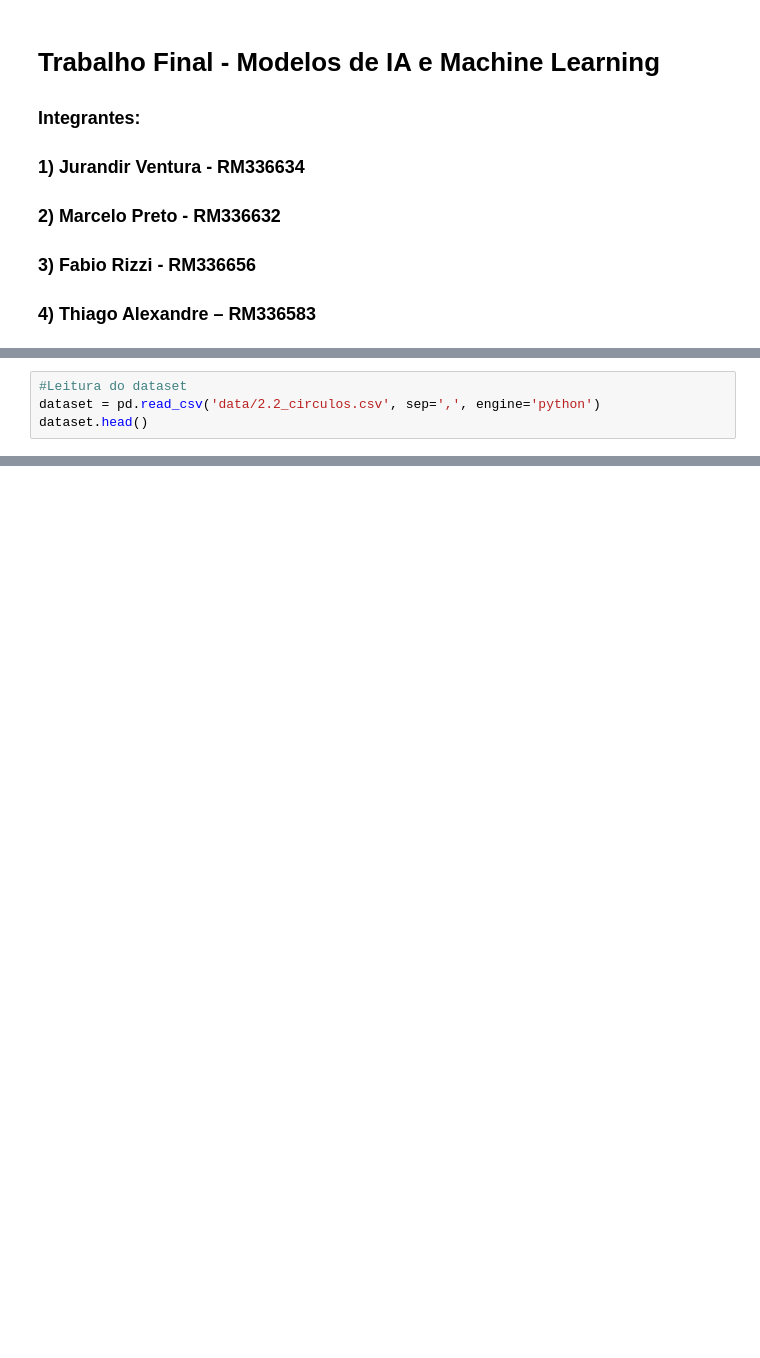
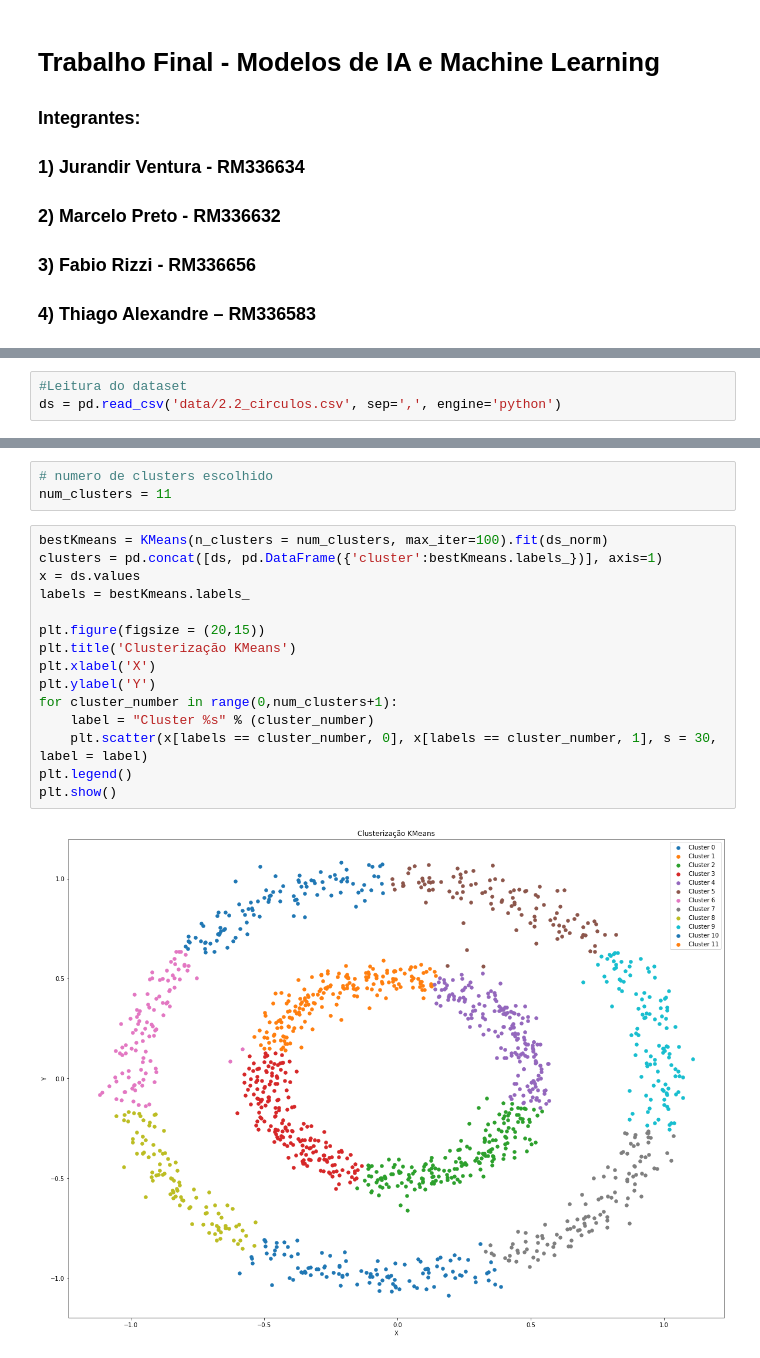
Before and after one commit to JV-cloud/modelos_de_ia_e_ml, a Jupyter notebook: 2.2.ipynb, the cells around one changed output, grey strips where cells are left out. Saved outputs shown, nothing was run; the diff lists cells and outputs as text; blank space fills up the shorter version.

```diff
--- a/2.2.ipynb
+++ b/2.2.ipynb
@@ -22,4 +38,3 @@ import pandas as pd
 # %%
 #Leitura do dataset
-dataset = pd.read_csv('data/2.2_circulos.csv', sep=',', engine='python')
-dataset.head()
+ds = pd.read_csv('data/2.2_circulos.csv', sep=',', engine='python')
@@ -32,0 +101,20 @@ dataset.head()
+# %%
+# numero de clusters escolhido
+num_clusters = 11
+# %%
+bestKmeans = KMeans(n_clusters = num_clusters, max_iter=100).fit(ds_norm)
+clusters = pd.concat([ds, pd.DataFrame({'cluster':bestKmeans.labels_})], axis=1)
+x = ds.values
+labels = bestKmeans.labels_
+
+plt.figure(figsize = (20,15))
+plt.title('Clusterização KMeans')
+plt.xlabel('X')
+plt.ylabel('Y')
+for cluster_number in range(0,num_clusters+1):
+    label = "Cluster %s" % (cluster_number)
+    plt.scatter(x[labels == cluster_number, 0], x[labels == cluster_number, 1], s = 30, label = label)
+plt.legend()
+plt.show()
+# %% [output]
+[figure, added]
```
Also changed, not shown: parts of 20 cells of this notebook.
